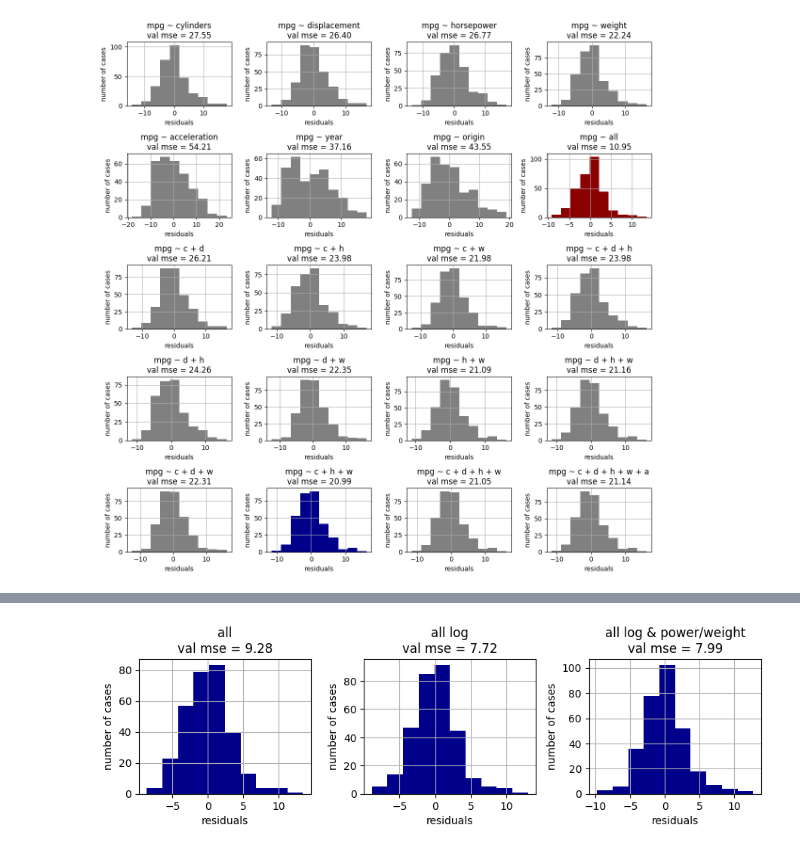
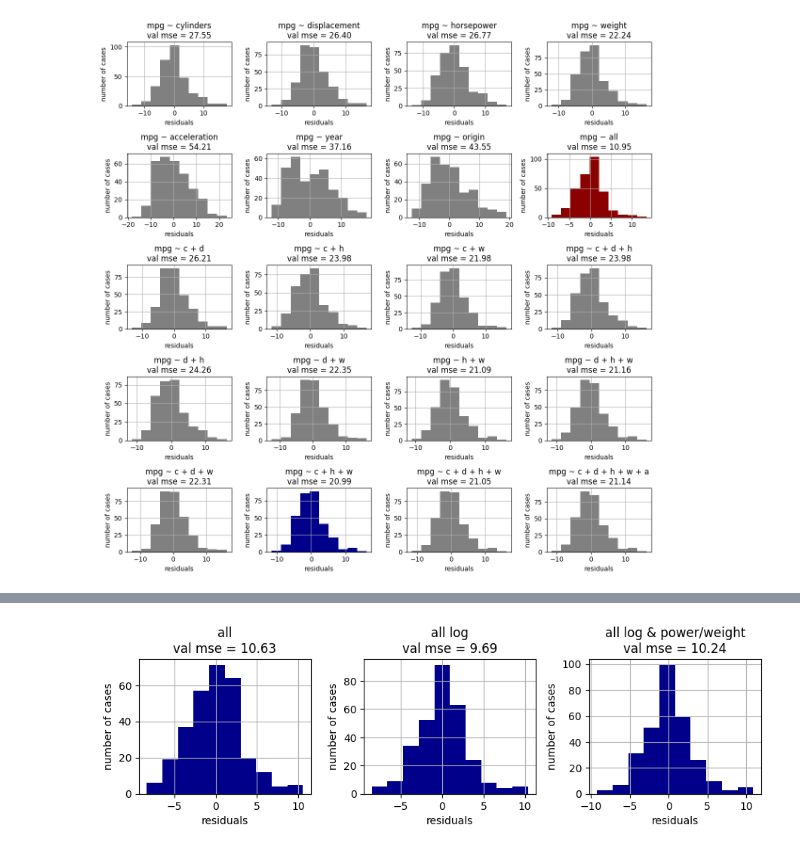
Before and after one commit to zalewski26/data-mining-2023, a Jupyter notebook: regression/auto_analysis.ipynb, the cells around one changed output, grey strips where cells are left out. Drawn from its saved outputs; the diff is of its cells as text; code cells hidden in the pictures.

```diff
--- a/regression/auto_analysis.ipynb
+++ b/regression/auto_analysis.ipynb
@@ -178,27 +180,25 @@ for model in models:
 # %%
 models = [
     "mpg ~ cylinders + displacement + horsepower + weight + acceleration + year + origin",
     "mpg ~ I(np.log(cylinders)) + I(np.log(displacement)) + I(np.log(horsepower)) + \
-        I(np.log(weight)) + I(np.log(acceleration)) + I(np.log(year)) + origin",
+        I(np.log(weight)) + I(np.log(acceleration)) + year + origin",
     "mpg ~ I(np.log(cylinders)) + I(np.log(displacement)) + I(np.log(horsepower)):I(np.log(weight)) +\
-        I(np.log(acceleration)) + I(np.log(year)) + origin",
+        I(np.log(acceleration)) + year + origin",
 
 ]
 
 model_name = ["all", "all log", "all log & power/weight",]
-
-seed = np.random.randint(2**32)
 
 fig = plt.figure(figsize=(12, 12))
 i = 1
 for model in models:
     fig.add_subplot(5, 4, i)
     result, mse = linearRegression(df, model, seed)
     ax = result.resid.hist(color="darkblue")
     ax.set_xlabel("residuals")
     ax.set_ylabel("number of cases")
     ax.set_title(f"{model_name[i-1]}\nval mse = {mse['valid']:.2f}")
     plt.tight_layout()
     i = i + 1
 # %% [output]
-[figure, old version]
+[figure, new version]
```
Also changed, not shown: parts of 9 cells of this notebook, 2 other files.
